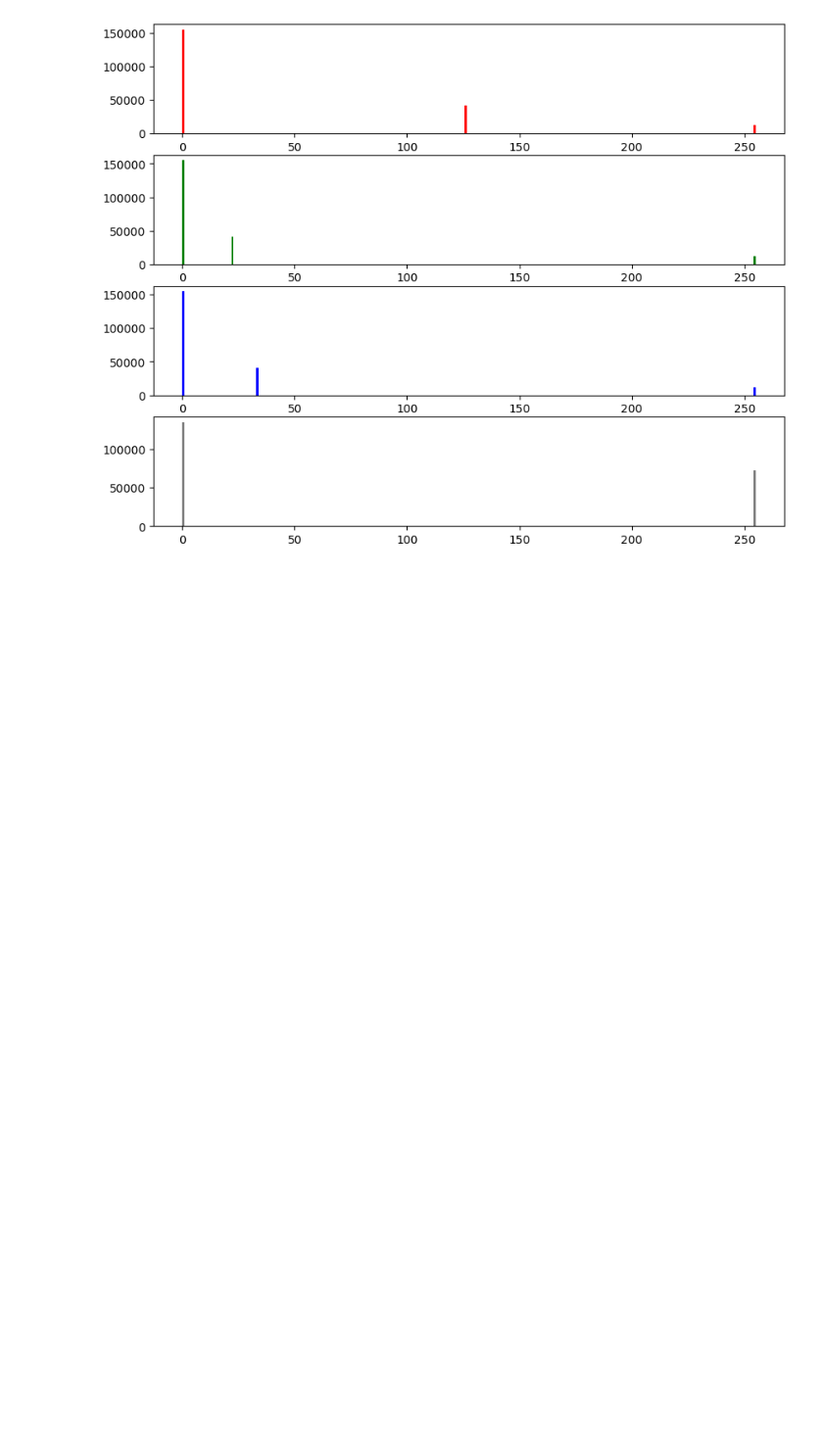
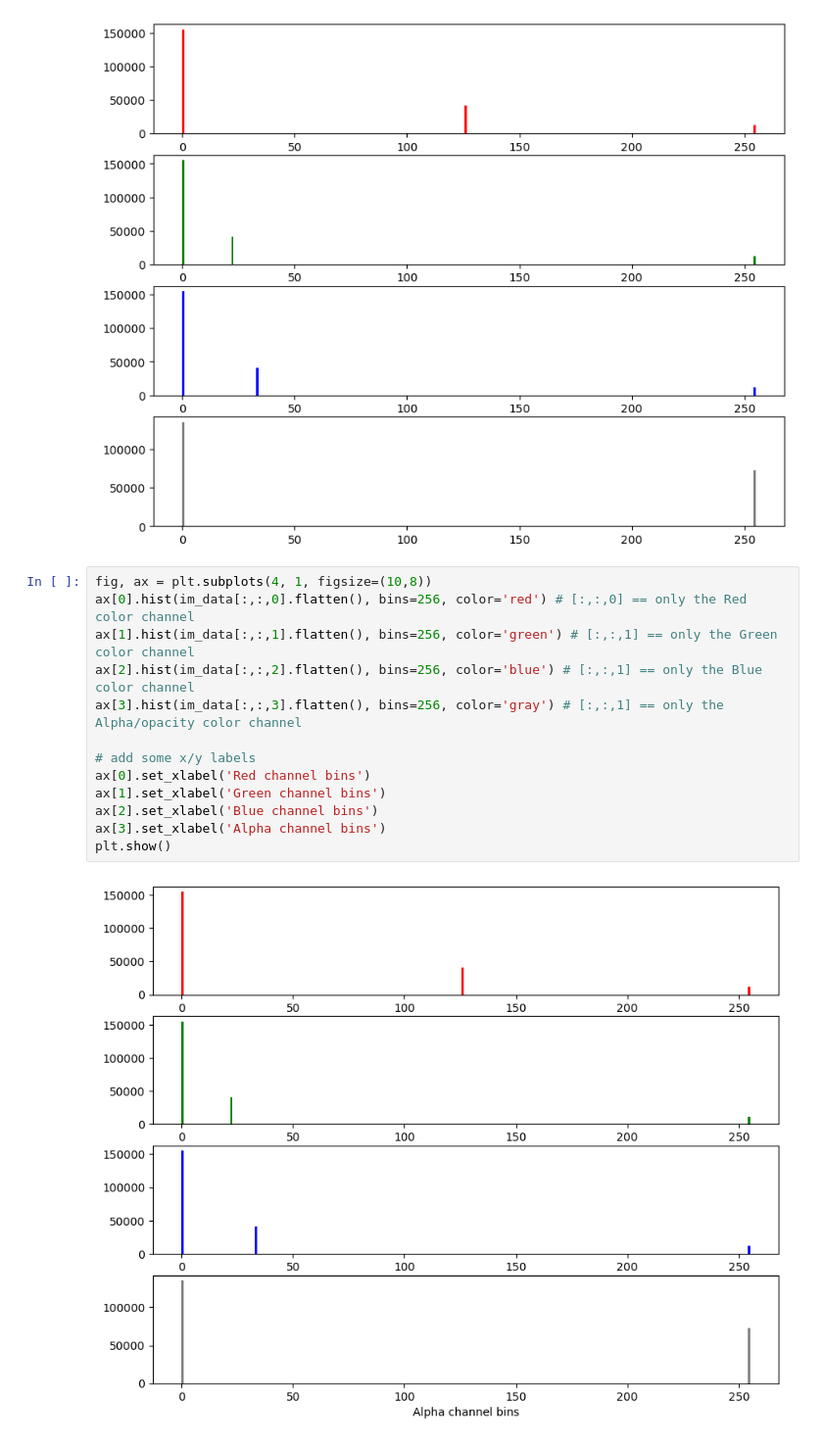
Before and after one commit to WiDS-Urbana-Champaign/WiDS-Urbana-Champaign.github.io, a Jupyter notebook: _site/week03/inClass_week03.ipynb, the cells around one changed output. Shown at 98% size. Saved outputs shown, nothing was run; the diff lists cells and outputs as text; blank space fills up the shorter version.

```diff
--- a/_site/week03/inClass_week03.ipynb
+++ b/_site/week03/inClass_week03.ipynb
@@ -116,3 +116,18 @@ ax[3].hist(im_data[:,:,3].flatten(), bins=256, color='gray') # [:,:,1] == only t
 plt.show()
 # %% [output]
 [figure]
+# %%
+fig, ax = plt.subplots(4, 1, figsize=(10,8))
+ax[0].hist(im_data[:,:,0].flatten(), bins=256, color='red') # [:,:,0] == only the Red color channel
+ax[1].hist(im_data[:,:,1].flatten(), bins=256, color='green') # [:,:,1] == only the Green color channel
+ax[2].hist(im_data[:,:,2].flatten(), bins=256, color='blue') # [:,:,1] == only the Blue color channel
+ax[3].hist(im_data[:,:,3].flatten(), bins=256, color='gray') # [:,:,1] == only the Alpha/opacity color channel
+
+# add some x/y labels
+ax[0].set_xlabel('Red channel bins')
+ax[1].set_xlabel('Green channel bins')
+ax[2].set_xlabel('Blue channel bins')
+ax[3].set_xlabel('Alpha channel bins')
+plt.show()
+# %% [output]
+[figure, added]
```
